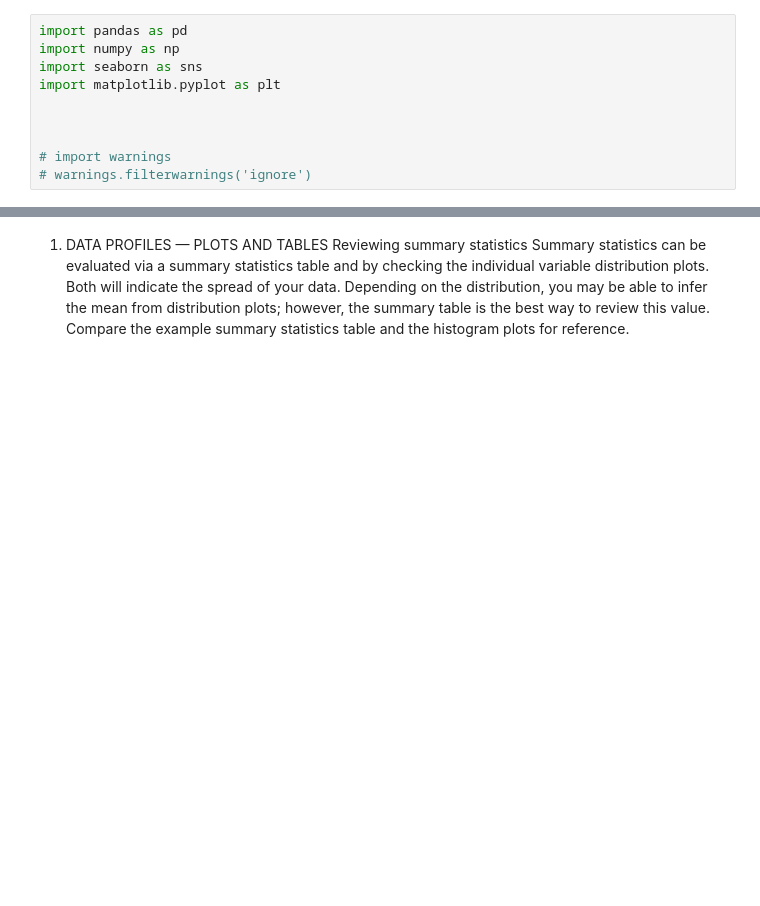
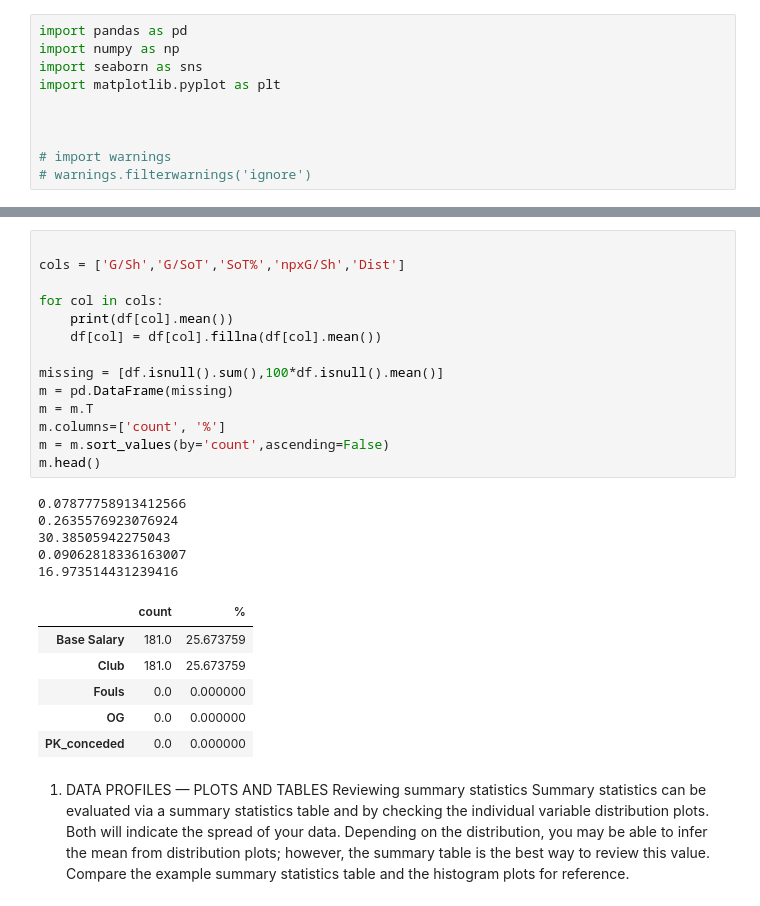
Before and after one commit to misterrustia/MLS_clustering_Captsone, a Jupyter notebook: 2_Exploratory_Data_analysis/Player_exploratory_data_analysis.ipynb, the cells around one changed output, grey strips where cells are left out. Drawn from its saved outputs; the diff is of its cells as text; blank space fills up the shorter version.

```diff
--- a/2_Exploratory_Data_analysis/Player_exploratory_data_analysis.ipynb
+++ b/2_Exploratory_Data_analysis/Player_exploratory_data_analysis.ipynb
@@ -18,3 +48,29 @@ df.shape
+# %%
+
+cols = ['G/Sh','G/SoT','SoT%','npxG/Sh','Dist']
+
+for col in cols:
+    print(df[col].mean())
+    df[col] = df[col].fillna(df[col].mean())
+
+missing = [df.isnull().sum(),100*df.isnull().mean()]
+m = pd.DataFrame(missing)
+m = m.T
+m.columns=['count', '%']
+m = m.sort_values(by='count',ascending=False)
+m.head()
+# %% [output]
+0.07877758913412566
+0.2635576923076924
+30.38505942275043
+0.09062818336163007
+16.973514431239416
+|  | count | % |
+| Base Salary | 181.0 | 25.673759 |
+| Club | 181.0 | 25.673759 |
+| Fouls | 0.0 | 0.000000 |
+| OG | 0.0 | 0.000000 |
+| PK_conceded | 0.0 | 0.000000 |
 # %% [markdown]
 1. DATA PROFILES — PLOTS AND TABLES
 Reviewing summary statistics
```
Also changed, not shown: parts of 6 cells of this notebook, 6 other files.
